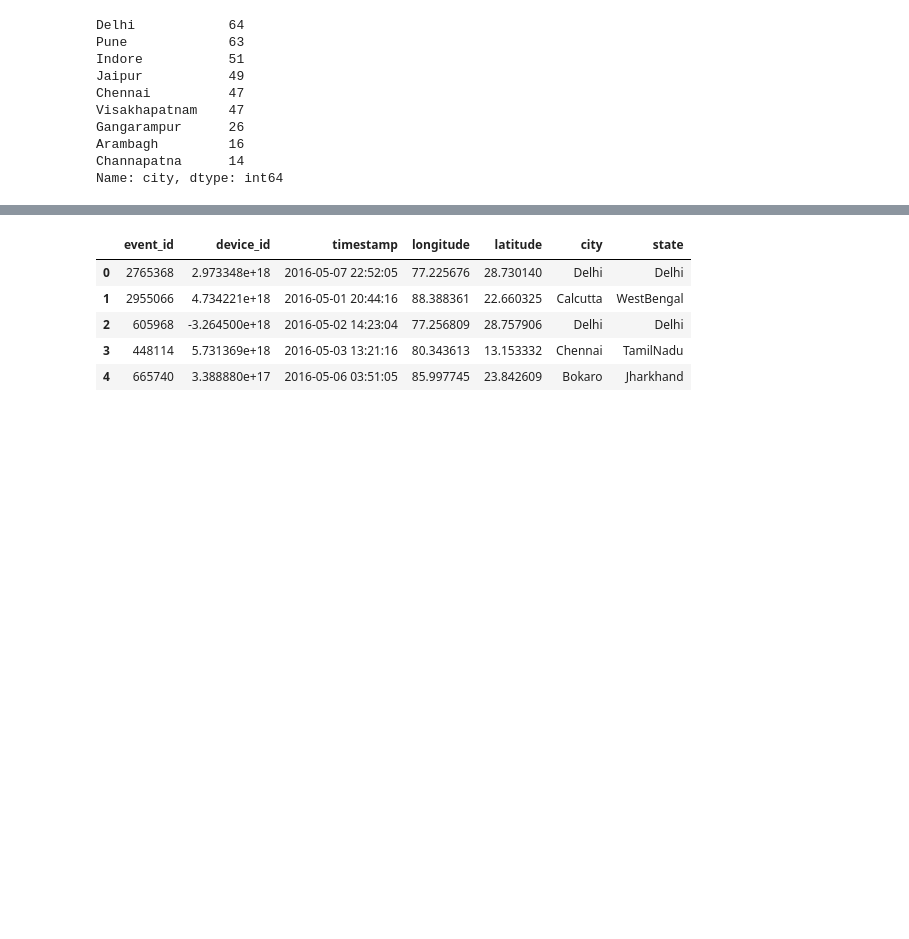
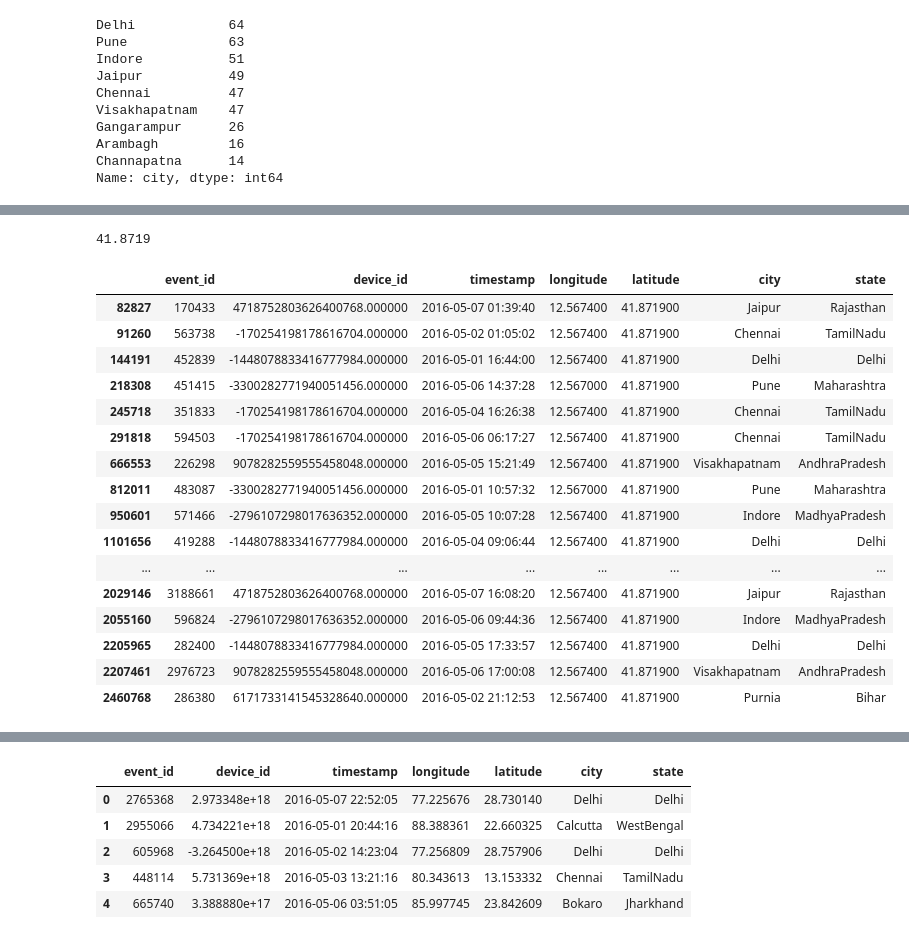
Before and after one commit to santhoshbvsrk/CapstoneProjects, a Jupyter notebook: DataAnalytics_CDF/InsaidTelecom_CDFCapstone.ipynb, the cells around one changed output, grey strips where cells are left out. Drawn from its saved outputs; the diff is of its cells as text; code cells hidden in the pictures; blank space fills up the shorter version.

```diff
--- a/DataAnalytics_CDF/InsaidTelecom_CDFCapstone.ipynb
+++ b/DataAnalytics_CDF/InsaidTelecom_CDFCapstone.ipynb
@@ -607,11 +1052,0 @@ array(['AndhraPradesh', 'NULL'], dtype=object)
-# %%
-#We'll replace missing values in state based on their respective city values
-events_data_df.loc[events_data_df['city']=='Delhi', 'state']='Delhi'
-events_data_df.loc[events_data_df['city']=='Pune', 'state']='Maharashtra'
-events_data_df.loc[events_data_df['city']=='Indore', 'state']='MadhyaPradesh'
-events_data_df.loc[events_data_df['city']=='Jaipur', 'state']='Rajasthan'
-events_data_df.loc[events_data_df['city']=='Chennai', 'state']='TamilNadu'
-events_data_df.loc[events_data_df['city']=='Visakhapatnam', 'state']='AndhraPradesh'
-events_data_df.loc[events_data_df['city']=='Gangarampur', 'state']='WestBengal'
-events_data_df.loc[events_data_df['city']=='Arambagh', 'state']='WestBengal'
-events_data_df.loc[events_data_df['city']=='Channapatna', 'state']='Karnataka'
@@ -621,0 +1053,2 @@ Series([], Name: city, dtype: int64)
+# %%
+events_data_df.dropna(inplace=True)
@@ -621,0 +1088,24 @@ Series([], Name: city, dtype: int64)
+# %%
+events_data_df.latitude.max()
+# %% [output]
+41.8719
+# %%
+events_data_df[events_data_df.latitude == events_data_df.latitude.max()]
+# %% [output]
+|  | event_id | device_id | timestamp | longitude | latitude | city | state |
+| 82827 | 170433 | 4718752803626400768.000000 | 2016-05-07 01:39:40 | 12.567400 | 41.871900 | Jaipur | Rajasthan |
+| 91260 | 563738 | -170254198178616704.000000 | 2016-05-02 01:05:02 | 12.567400 | 41.871900 | Chennai | TamilNadu |
+| 144191 | 452839 | -1448078833416777984.000000 | 2016-05-01 16:44:00 | 12.567400 | 41.871900 | Delhi | Delhi |
+| 218308 | 451415 | -3300282771940051456.000000 | 2016-05-06 14:37:28 | 12.567000 | 41.871900 | Pune | Maharashtra |
+| 245718 | 351833 | -170254198178616704.000000 | 2016-05-04 16:26:38 | 12.567400 | 41.871900 | Chennai | TamilNadu |
+| 291818 | 594503 | -170254198178616704.000000 | 2016-05-06 06:17:27 | 12.567400 | 41.871900 | Chennai | TamilNadu |
+| 666553 | 226298 | 9078282559555458048.000000 | 2016-05-05 15:21:49 | 12.567400 | 41.871900 | Visakhapatnam | AndhraPradesh |
+| 812011 | 483087 | -3300282771940051456.000000 | 2016-05-01 10:57:32 | 12.567000 | 41.871900 | Pune | Maharashtra |
+| 950601 | 571466 | -2796107298017636352.000000 | 2016-05-05 10:07:28 | 12.567400 | 41.871900 | Indore | MadhyaPradesh |
+| 1101656 | 419288 | -1448078833416777984.000000 | 2016-05-04 09:06:44 | 12.567400 | 41.871900 | Delhi | Delhi |
+| ... | ... | ... | ... | ... | ... | ... | ... |
+| 2029146 | 3188661 | 4718752803626400768.000000 | 2016-05-07 16:08:20 | 12.567400 | 41.871900 | Jaipur | Rajasthan |
+| 2055160 | 596824 | -2796107298017636352.000000 | 2016-05-06 09:44:36 | 12.567400 | 41.871900 | Indore | MadhyaPradesh |
+| 2205965 | 282400 | -1448078833416777984.000000 | 2016-05-05 17:33:57 | 12.567400 | 41.871900 | Delhi | Delhi |
+| 2207461 | 2976723 | 9078282559555458048.000000 | 2016-05-06 17:00:08 | 12.567400 | 41.871900 | Visakhapatnam | AndhraPradesh |
+| 2460768 | 286380 | 6171733141545328640.000000 | 2016-05-02 21:12:53 | 12.567400 | 41.871900 | Purnia | Bihar |
```
Also changed, not shown: parts of 109 cells of this notebook.
